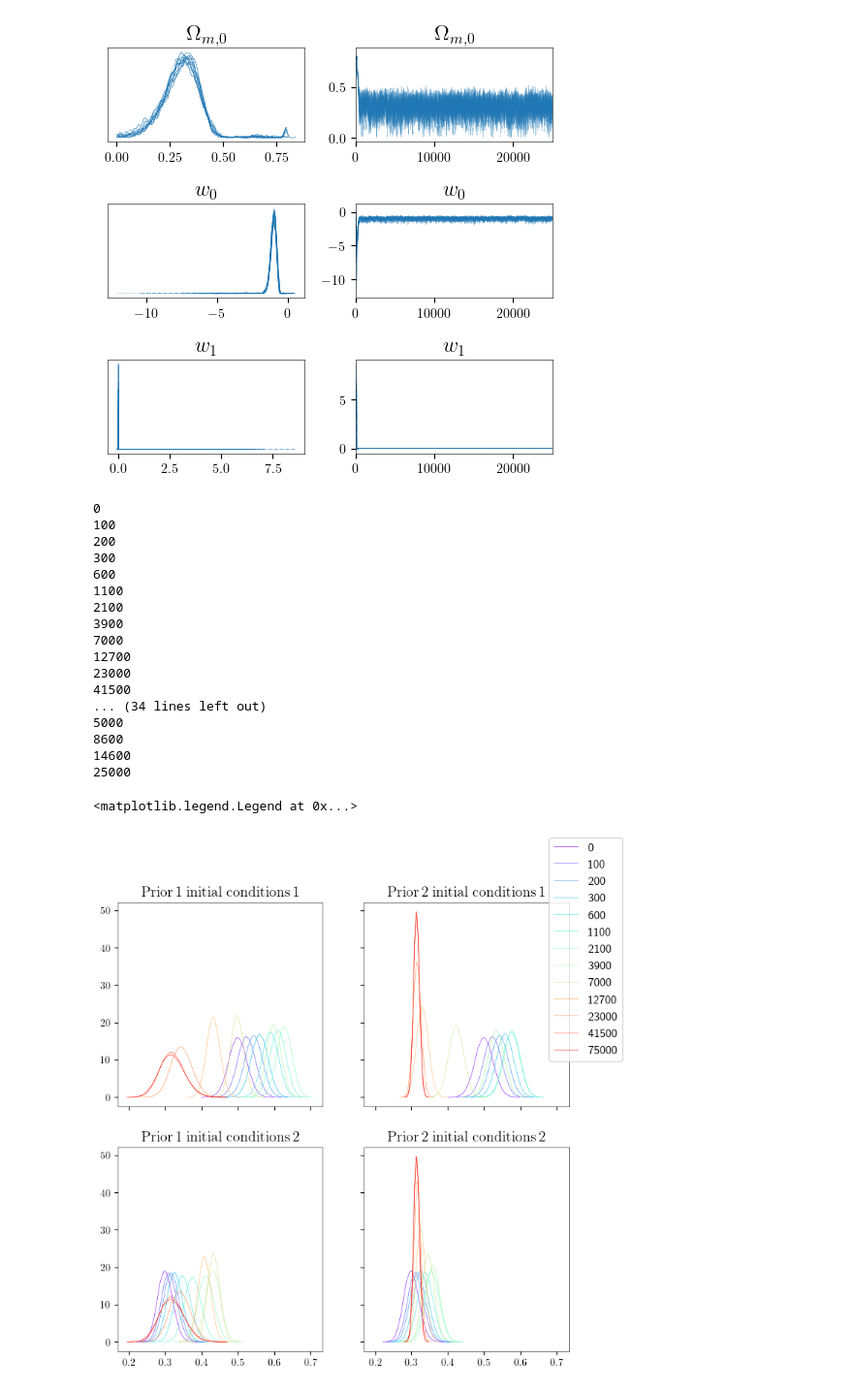
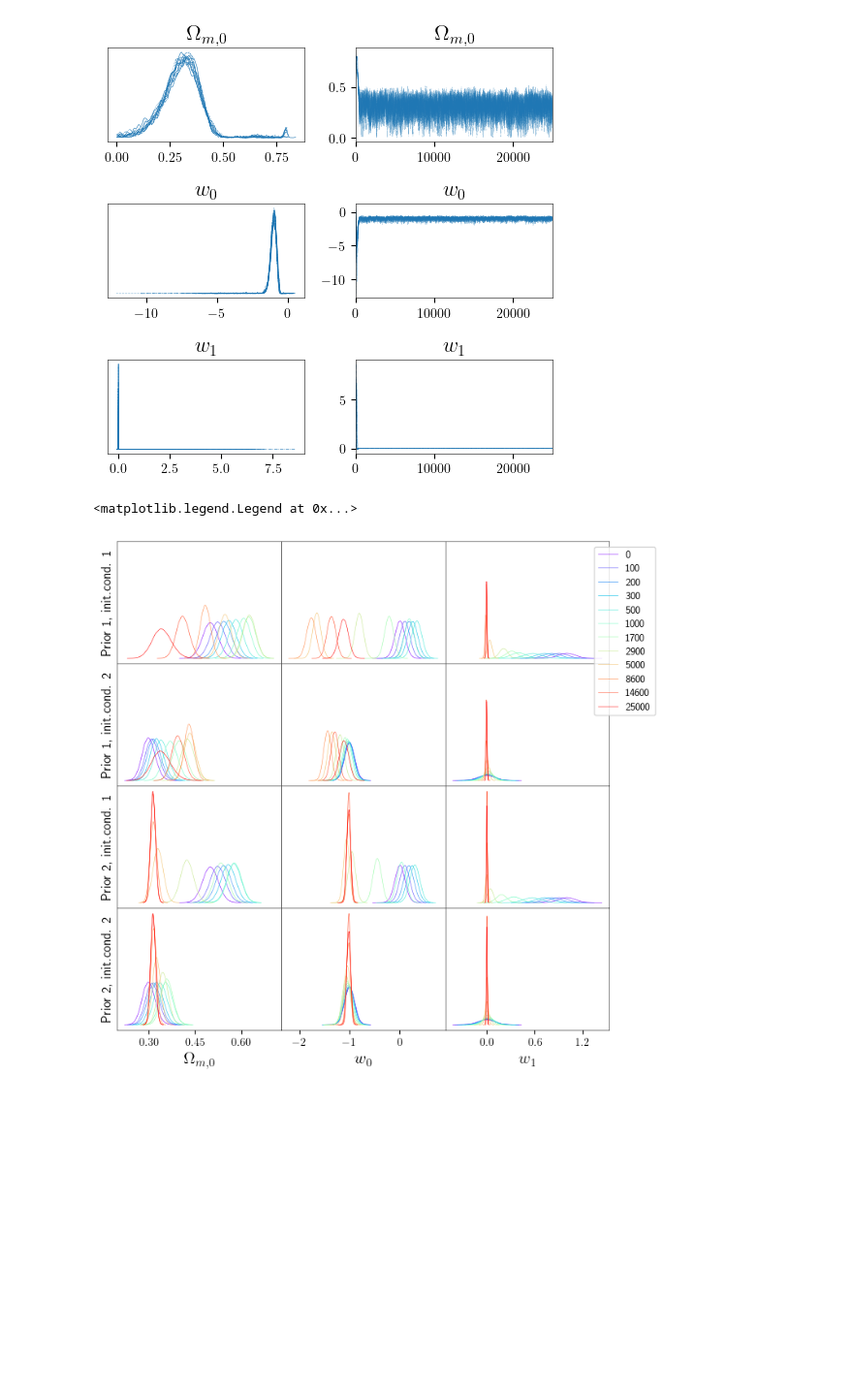
Before and after one commit to jakobk123/SN1a, a Jupyter notebook: notebooks/evaluation.ipynb, the cells around one changed output. Shown at 97% size. Drawn from its saved outputs; the diff is of its cells as text; code cells hidden in the pictures; blank space fills up the shorter version.

```diff
--- a/notebooks/evaluation.ipynb
+++ b/notebooks/evaluation.ipynb
@@ -434,37 +472,30 @@ cpl_ei0p0.trace(axes=axes12)
 plt.tight_layout()
 # %% [output]
 [figure]
-# %%
-fig2, axes2 = plt.subplots(2,2, figsize=(8,8), sharex=True, sharey=True, gridspec_kw={'wspace=0.0', 'hspace=0.0'})
-h = cpl_ni0p0.plot_samples(axes2[0,0])
-cpl_ni0p1.plot_samples(axes2[0,1])
-cpl_ni1p0.plot_samples(axes2[1,0])
-cpl_ni1p1.plot_samples(axes2[1,1])
-
-axes2[0,0].set_title(r'$\mathrm{Prior \,1 \; initial\; conditions \,1}$'),
-axes2[0,1].set_title(r'$\mathrm{Prior \,2 \; initial\; conditions \,1}$'),
-axes2[1,0].set_title(r'$\mathrm{Prior \,1 \; initial\; conditions \,2}$'),
-axes2[1,1].set_title(r'$\mathrm{Prior \,2 \; initial\; conditions \,2}$'),
-
-fig2.legend(handles=h)
-# %% [output]
-0
-100
-200
-300
-600
-1100
-2100
-3900
-7000
-12700
-23000
-41500
-... (34 lines left out)
-5000
-8600
-14600
-25000
-<matplotlib.legend.Legend at 0x...>
-[figure, removed]
+# %%
+fig2, axes2 = plt.subplots(4,3, figsize=(8,8), sharex='col', sharey='col', gridspec_kw={'wspace':0.0, 'hspace':0.0})
+[ax.set_yticks([]) for ax in axes2.flat]
+[axes2[3,i].xaxis.set_major_locator(plt.MaxNLocator(4)) for i in range(3)]
+axes2[3,0].set_xlabel(r'$\Omega_{m,0}$', size=15)
+axes2[3,1].set_xlabel(r'$w_0$', size=15)
+axes2[3,2].set_xlabel(r'$w_1$', size=15)
+axes2[0,0].set_ylabel('Prior 1, init.cond. 1')
+axes2[1,0].set_ylabel('Prior 1, init.cond. 2')
+axes2[2,0].set_ylabel('Prior 2, init.cond. 1')
+axes2[3,0].set_ylabel('Prior 2, init.cond. 2')
+
+
+
+data_set = [cpl_ni0p0, cpl_ni1p0, cpl_ni0p1, cpl_ni1p1]
+for i in range(4):
+    axes = axes2[i,:]
+    data = data_set[i]
+    data.plot_samples(axes[0])
+    data.plot_samples(axes[1], key='w_0')
+    h = data.plot_samples(axes[2], key='w_1')
+
+fig2.legend(handles=h, bbox_to_anchor=(-0.02,-0.12,1,1), prop={'size': 9})
+# %% [output]
+<matplotlib.legend.Legend at 0x...>
+[figure, added]
 # %%
```
Also changed, not shown: parts of 38 cells of this notebook, 47 other files.
